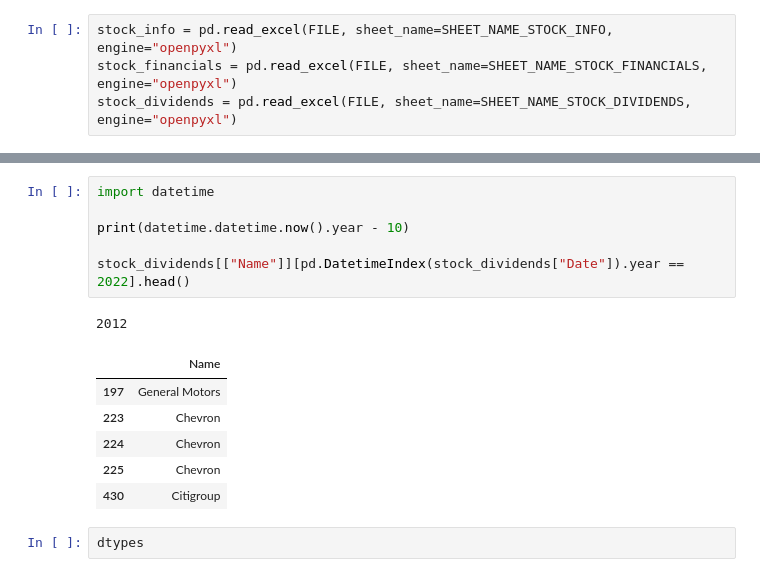
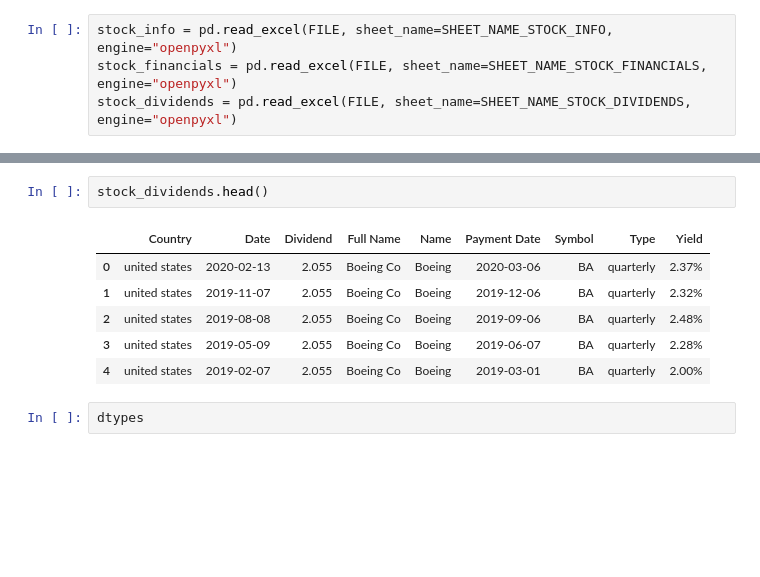
Before and after one commit to alpha2phi-platform/alphalib, a Jupyter notebook: 02_fa_analysis.ipynb, the cells around one changed output, grey strips where cells are left out. Cells and saved outputs as stored; diff of their text form; blank space fills up the shorter version.

```diff
--- a/02_fa_analysis.ipynb
+++ b/02_fa_analysis.ipynb
@@ -40,18 +40,13 @@ stock_financials.head()
 | 3 | 81490000000 | united states | 2018-12-31 | NaN | 11843000000 | NaN | ... |
 | 4 | 108925000000 | united states | 2021-12-31 | NaN | 11434000000 | NaN | ... |
 # %%
-import datetime
-
-print(datetime.datetime.now().year - 10)
-
-stock_dividends[["Name"]][pd.DatetimeIndex(stock_dividends["Date"]).year == 2022].head()
+stock_dividends.head()
 # %% [output]
-2012
-|  | Name |
-| 197 | General Motors |
-| 223 | Chevron |
-| 224 | Chevron |
-| 225 | Chevron |
-| 430 | Citigroup |
+|  | Country | Date | Dividend | Full Name | Name | Payment Date | Symbol | Type | Yield |
+| 0 | united states | 2020-02-13 | 2.055 | Boeing Co | Boeing | 2020-03-06 | BA | quarterly | 2.37% |
+| 1 | united states | 2019-11-07 | 2.055 | Boeing Co | Boeing | 2019-12-06 | BA | quarterly | 2.32% |
+| 2 | united states | 2019-08-08 | 2.055 | Boeing Co | Boeing | 2019-09-06 | BA | quarterly | 2.48% |
+| 3 | united states | 2019-05-09 | 2.055 | Boeing Co | Boeing | 2019-06-07 | BA | quarterly | 2.28% |
+| 4 | united states | 2019-02-07 | 2.055 | Boeing Co | Boeing | 2019-03-01 | BA | quarterly | 2.00% |
 # %%
 dtypes
```
Also changed, not shown: 2 other files.
